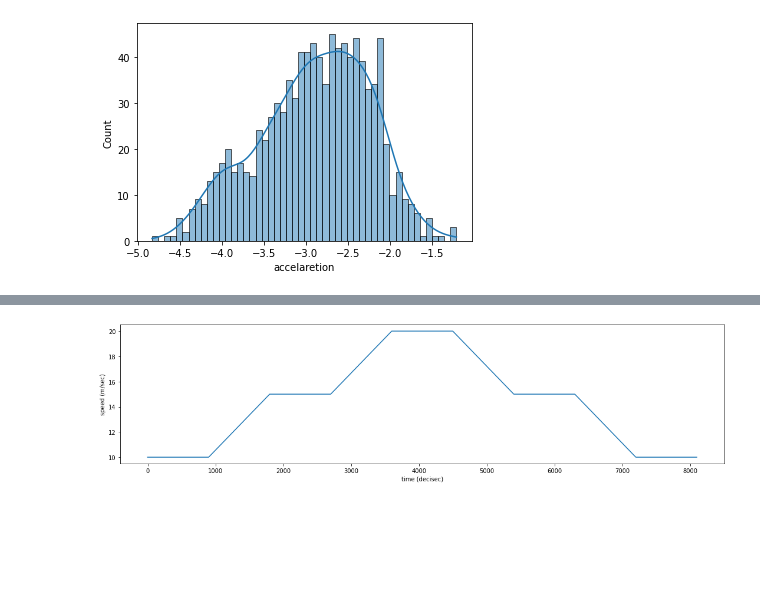
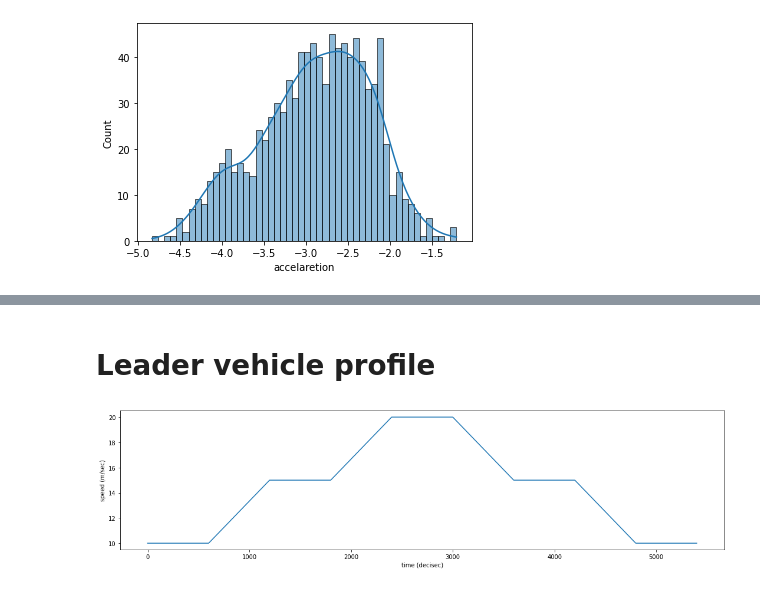
Before and after one commit to m-rafiul-islam/driver-behavior-model, a Jupyter notebook: emperical_data_viz.ipynb, the cells around one changed output, grey strips where cells are left out. Cells and saved outputs as stored; diff of their text form; code cells hidden in the pictures; blank space fills up the shorter version.

```diff
--- a/emperical_data_viz.ipynb
+++ b/emperical_data_viz.ipynb
@@ -206,2 +196,4 @@ time_span = np.linspace(0,len(nth_car_speed)*.01,len(nth_car_speed))
+# %% [markdown]
+# Leader vehicle profile
 # %%
 import matplotlib.pyplot as plt
@@ -210,9 +199,0 @@ import matplotlib.pyplot as plt
-# %%
-fig, ax = plt.subplots(figsize=(15,4))
-nps = len(nth_car_speed)
-ax.plot(range(0,len(nth_car_speed)),nth_car_speed)
-ax.set_xlabel('time (decisec)')
-ax.set_ylabel('speed (m/sec)')
-fig.tight_layout()
-# %% [output]
-[figure, removed]
@@ -227,0 +200,17 @@ fig.tight_layout()
+# %%
+ya = 10
+yb = 15
+yc = 20
+t1_steps = 60*10 # 60 sec
+# np.linspace()
+nth_car_speed = np.concatenate((np.repeat(ya,t1_steps),np.linspace(ya,yb,t1_steps),np.repeat(yb,t1_steps),np.linspace(yb,yc,t1_steps),np.repeat(yc,t1_steps),np.linspace(yc,yb,t1_steps),np.repeat(yb,t1_steps),np.linspace(yb,ya,t1_steps),np.repeat(ya,t1_steps)),axis=0)
+time_span = np.linspace(0,len(nth_car_speed)*.01,len(nth_car_speed))
+
+fig, ax = plt.subplots(figsize=(15,4))
+nps = len(nth_car_speed)
+ax.plot(range(0,len(nth_car_speed)),nth_car_speed)
+ax.set_xlabel('time (decisec)')
+ax.set_ylabel('speed (m/sec)')
+fig.tight_layout()
+# %% [output]
+[figure, added]
```
Also changed, not shown: parts of 5 cells of this notebook.
